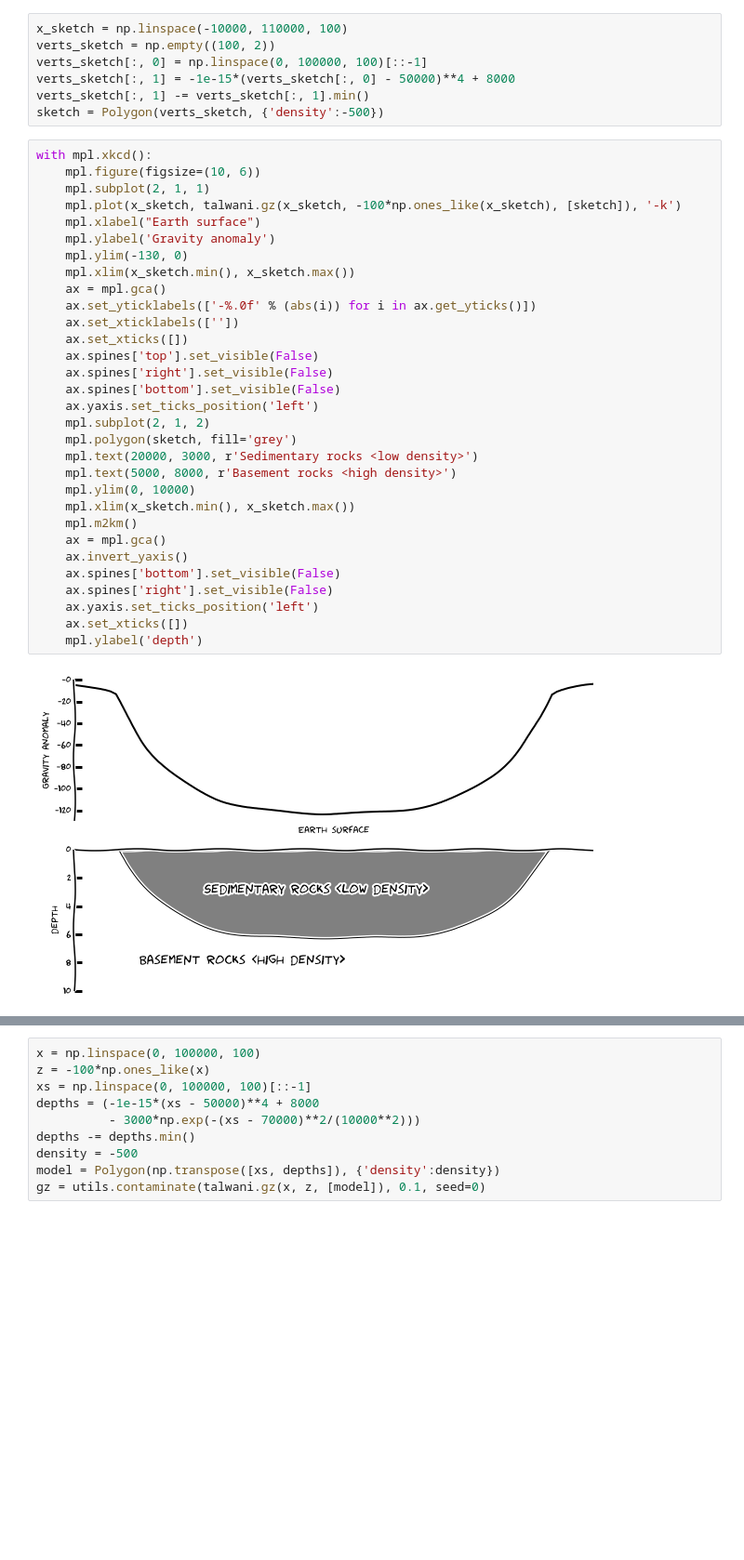
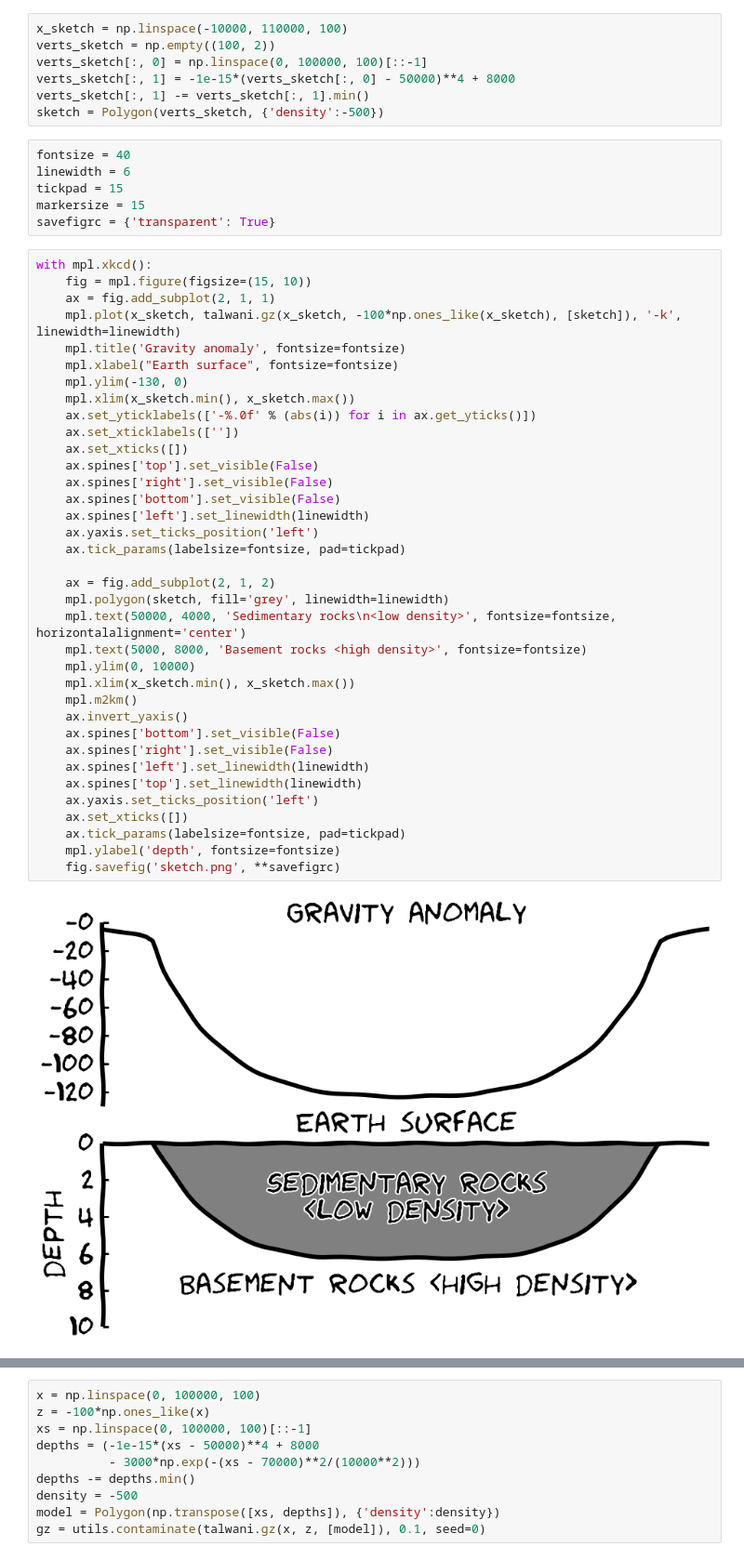
Before and after one commit to leouieda/scipy2014, a Jupyter notebook: gravity_inversion.ipynb, the cells around one changed output, grey strips where cells are left out. Shown at 93% size. Saved outputs shown, nothing was run; the diff lists cells and outputs as text; blank space fills up the shorter version.

Commit message:
Styling the figures
rcParams doesn't work with savefig so doing it the dumb way.

```diff
--- a/gravity_inversion.ipynb
+++ b/gravity_inversion.ipynb
@@ -66,36 +73,47 @@ verts_sketch[:, 0] = np.linspace(0, 100000, 100)[::-1]
 verts_sketch[:, 1] = -1e-15*(verts_sketch[:, 0] - 50000)**4 + 8000
 verts_sketch[:, 1] -= verts_sketch[:, 1].min()
 sketch = Polygon(verts_sketch, {'density':-500})
+# %%
+fontsize = 40
+linewidth = 6
+tickpad = 15
+markersize = 15
+savefigrc = {'transparent': True}
 # %%
 with mpl.xkcd():
-    mpl.figure(figsize=(10, 6))
-    mpl.subplot(2, 1, 1)
-    mpl.plot(x_sketch, talwani.gz(x_sketch, -100*np.ones_like(x_sketch), [sketch]), '-k')
-    mpl.xlabel("Earth surface")
-    mpl.ylabel('Gravity anomaly')
+    fig = mpl.figure(figsize=(15, 10))
+    ax = fig.add_subplot(2, 1, 1)
+    mpl.plot(x_sketch, talwani.gz(x_sketch, -100*np.ones_like(x_sketch), [sketch]), '-k', linewidth=linewidth)
+    mpl.title('Gravity anomaly', fontsize=fontsize)
+    mpl.xlabel("Earth surface", fontsize=fontsize)
     mpl.ylim(-130, 0)
     mpl.xlim(x_sketch.min(), x_sketch.max())
-    ax = mpl.gca()
     ax.set_yticklabels(['-%.0f' % (abs(i)) for i in ax.get_yticks()])
     ax.set_xticklabels([''])
     ax.set_xticks([])
     ax.spines['top'].set_visible(False)
     ax.spines['right'].set_visible(False)
     ax.spines['bottom'].set_visible(False)
+    ax.spines['left'].set_linewidth(linewidth)
     ax.yaxis.set_ticks_position('left')
-    mpl.subplot(2, 1, 2)
-    mpl.polygon(sketch, fill='grey')
-    mpl.text(20000, 3000, r'Sedimentary rocks <low density>')
-    mpl.text(5000, 8000, r'Basement rocks <high density>')
+    ax.tick_params(labelsize=fontsize, pad=tickpad)
+
+    ax = fig.add_subplot(2, 1, 2)
+    mpl.polygon(sketch, fill='grey', linewidth=linewidth)
+    mpl.text(50000, 4000, 'Sedimentary rocks\n<low density>', fontsize=fontsize, horizontalalignment='center')
+    mpl.text(5000, 8000, 'Basement rocks <high density>', fontsize=fontsize)
     mpl.ylim(0, 10000)
     mpl.xlim(x_sketch.min(), x_sketch.max())
     mpl.m2km()
-    ax = mpl.gca()
     ax.invert_yaxis()
     ax.spines['bottom'].set_visible(False)
     ax.spines['right'].set_visible(False)
+    ax.spines['left'].set_linewidth(linewidth)
+    ax.spines['top'].set_linewidth(linewidth)
     ax.yaxis.set_ticks_position('left')
     ax.set_xticks([])
-    mpl.ylabel('depth')
+    ax.tick_params(labelsize=fontsize, pad=tickpad)
+    mpl.ylabel('depth', fontsize=fontsize)
+    fig.savefig('sketch.png', **savefigrc)
 # %% [output]
-[figure, old version]
+[figure, new version]
```
Also changed, not shown: parts of 18 cells of this notebook.
